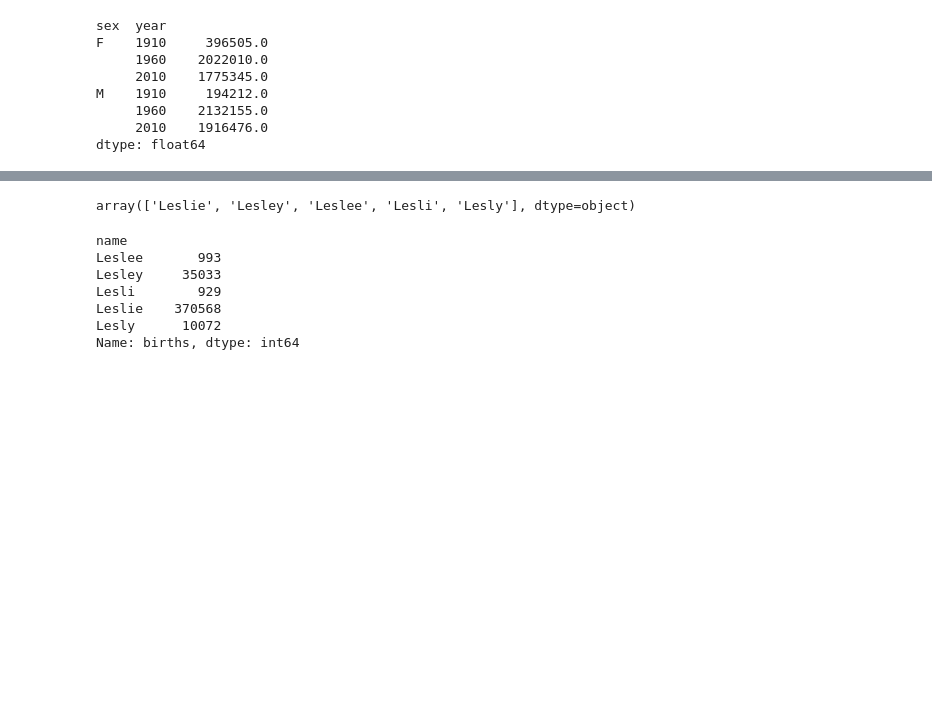
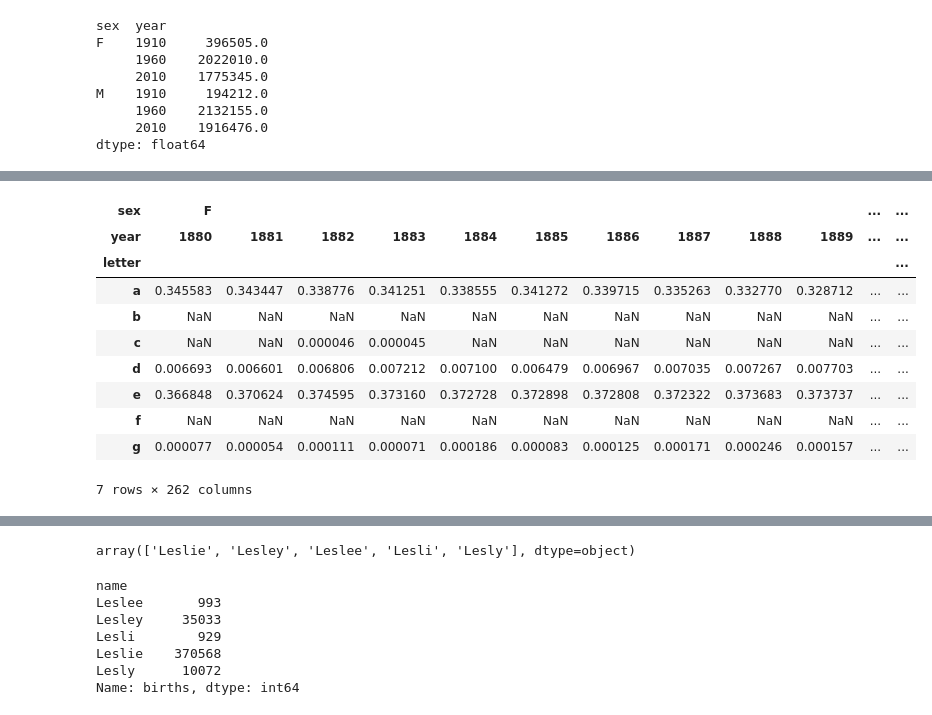
Before and after one commit to xingchensuo/myproject, a Jupyter notebook: babyname.ipynb, the cells around one changed output, grey strips where cells are left out. Cells and saved outputs as stored; diff of their text form; code cells hidden in the pictures; blank space fills up the shorter version.

```diff
--- a/babyname.ipynb
+++ b/babyname.ipynb
@@ -270,4 +292,17 @@ KeyError: '[1910] not in index'
 [figure]
 # %%
 letter_prop = table/table.sum()
+letter_prop[:7]
+# %% [output]
+| sex | F |  |  |  |  |  |  |  |  |  | ... | ... |
+| year | 1880 | 1881 | 1882 | 1883 | 1884 | 1885 | 1886 | 1887 | 1888 | 1889 | ... | ... |
+| letter |  |  |  |  |  |  |  |  |  |  |  | ... |
+| a | 0.345583 | 0.343447 | 0.338776 | 0.341251 | 0.338555 | 0.341272 | 0.339715 | 0.335263 | 0.332770 | 0.328712 | ... | ... |
+| b | NaN | NaN | NaN | NaN | NaN | NaN | NaN | NaN | NaN | NaN | ... | ... |
+| c | NaN | NaN | 0.000046 | 0.000045 | NaN | NaN | NaN | NaN | NaN | NaN | ... | ... |
+| d | 0.006693 | 0.006601 | 0.006806 | 0.007212 | 0.007100 | 0.006479 | 0.006967 | 0.007035 | 0.007267 | 0.007703 | ... | ... |
+| e | 0.366848 | 0.370624 | 0.374595 | 0.373160 | 0.372728 | 0.372898 | 0.372808 | 0.372322 | 0.373683 | 0.373737 | ... | ... |
+| f | NaN | NaN | NaN | NaN | NaN | NaN | NaN | NaN | NaN | NaN | ... | ... |
+| g | 0.000077 | 0.000054 | 0.000111 | 0.000071 | 0.000186 | 0.000083 | 0.000125 | 0.000171 | 0.000246 | 0.000157 | ... | ... |
+7 rows × 262 columns
 # %%
```
Also changed, not shown: parts of 34 cells of this notebook.
